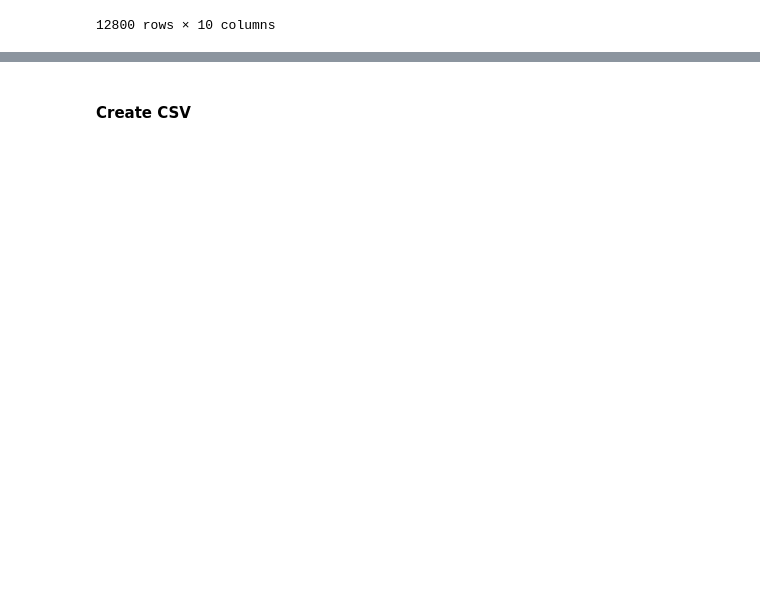
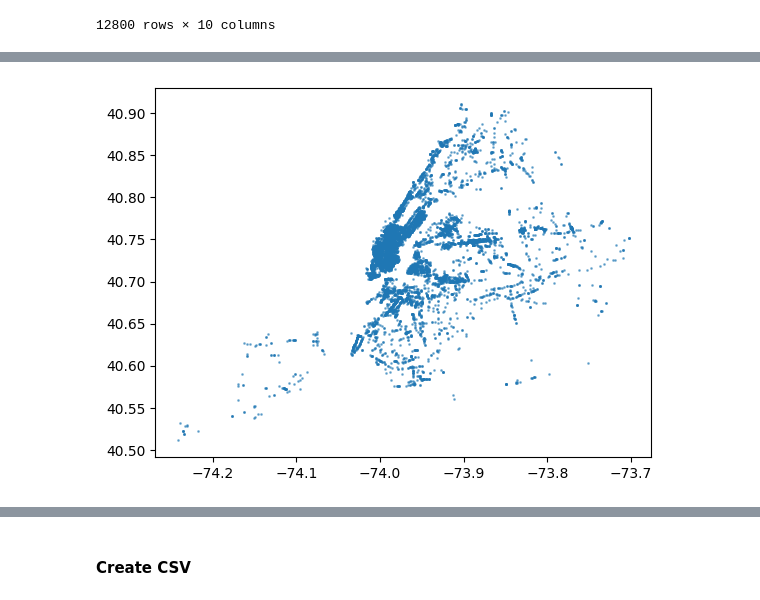
Before and after one commit to MatthewDShen/rat-city, a Jupyter notebook: open_restaurants.ipynb, the cells around one changed output, grey strips where cells are left out. Saved outputs shown, nothing was run; the diff lists cells and outputs as text; code cells hidden in the pictures; blank space fills up the shorter version.

```diff
--- a/open_restaurants.ipynb
+++ b/open_restaurants.ipynb
@@ -159,7 +159,7 @@ processed_openRest
 | 14106 | 10019 | 41713066 | 30.0 | 30.0 | 1 | ... |
 12800 rows × 10 columns
 # %%
-# subset of open Restaurant applications for restaurants that have valid food service establishment permit #
+# subset open restaurant applications for restaurants that have valid food service establishment permit #
 processed_openRest.dropna(subset=['Food Service Establishment Permit #'], inplace=True)
 processed_openRest = processed_openRest[processed_openRest['Food Service Establishment Permit #'].str.isnumeric() == True]
-processes_openRest = processed_openRest[(processed_openRest['Food Service Establishment Permit #'] <= '50135314') & (processed_openRest['Food Service Establishment Permit #'] <= '30075445')] # subset based on min & max restaurant # from inspections list
+processed_openRest['Food Service Establishment Permit #'] = processed_openRest['Food Service Establishment Permit #'].astype('int64')
@@ -189,10 +177,5 @@ restList['CAMIS'].min()
 # %%
-
-# convert restaurant # to int
-restList['CAMIS'] = restList['CAMIS'].astype(int)
-# processed_openRest['Food Service Establishment Permit #'] = processed_openRest['Food Service Establishment Permit #'].astype(int)
-
 # merge datasets together to keep restaurants that were operating (had inspection) in 2022
-curr_openRest = restList.merge(processed_openRest, left_on='CAMIS', right_on='Food Service Establishment Permit #', how='left')
+curr_openRest = restList.merge(processed_openRest, left_on='CAMIS', right_on='Food Service Establishment Permit #', how='inner')
 curr_openRest
 # %% [output]
@@ -204,0 +195,6 @@ processed_openRest_sum
+# %%
+# plot open restaurant lat / long on scatter plot to visualize locations
+plt.scatter(curr_openRest.Longitude, curr_openRest.Latitude, s=1, alpha=0.5)
+plt.show()
+# %% [output]
+[figure, added]
```
Also changed, not shown: parts of 9 cells of this notebook, 1 other file.
